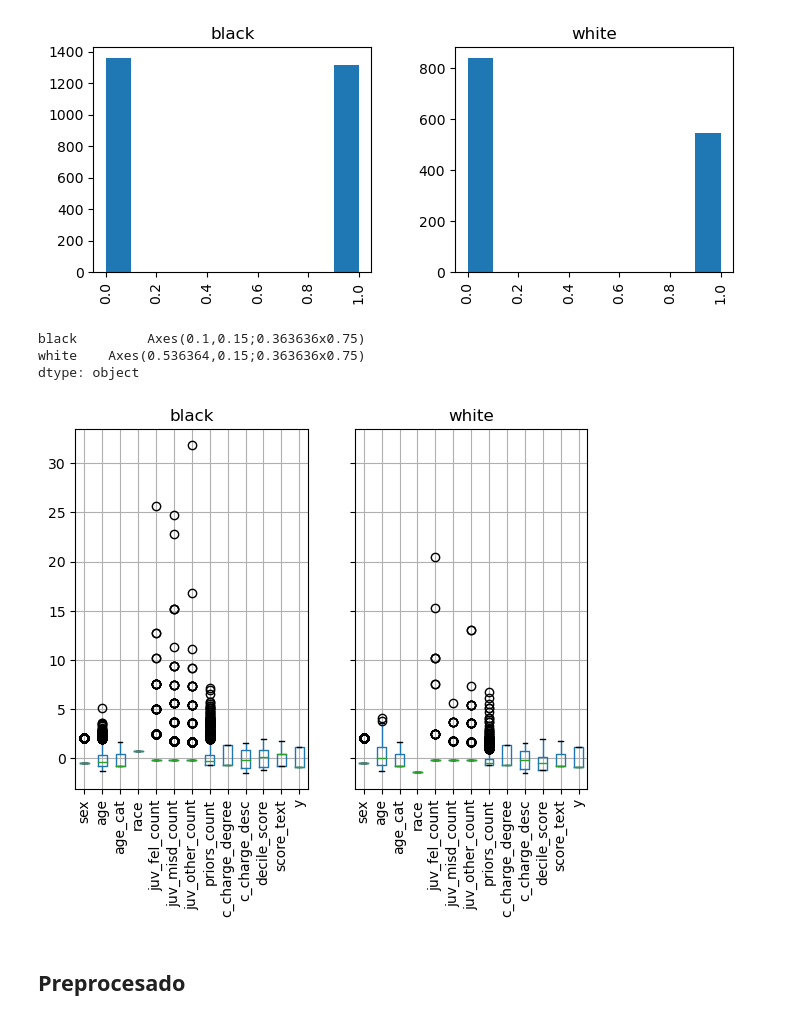
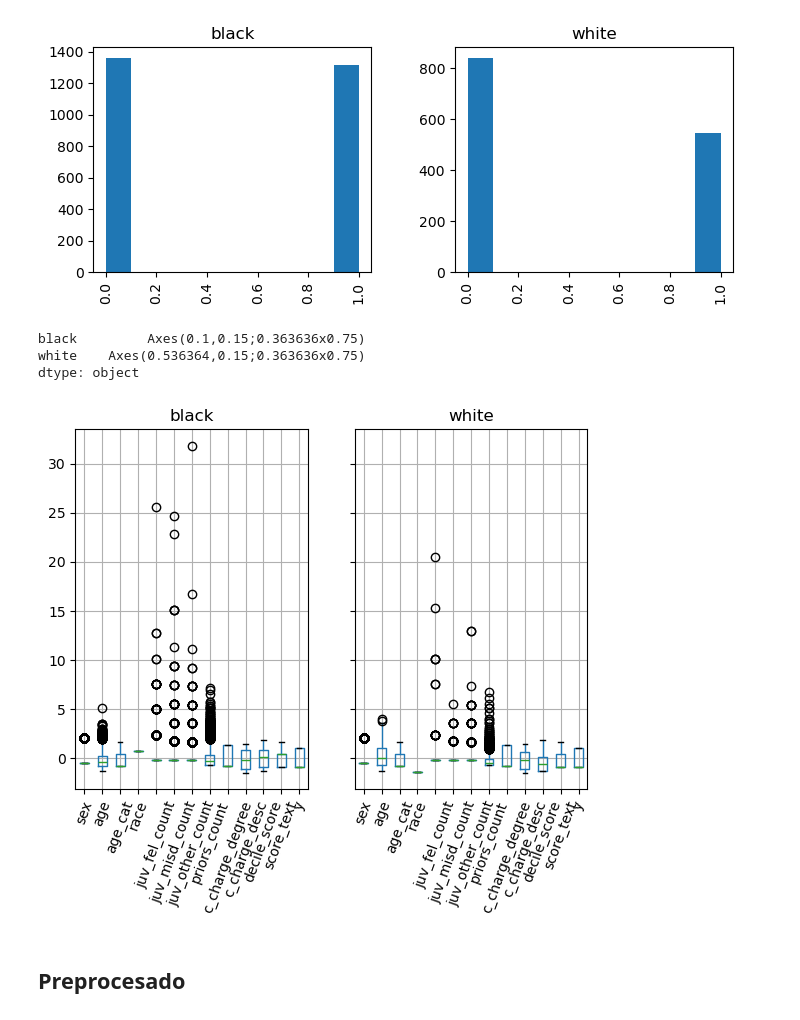
Before and after one commit to javism/seminariofate2023, a Jupyter notebook: COMPAS_FS.ipynb, the cells around one changed output. Drawn from its saved outputs; the diff is of its cells as text; code cells hidden in the pictures.

```diff
--- a/COMPAS_FS.ipynb
+++ b/COMPAS_FS.ipynb
@@ -47,19 +46,18 @@ array([<Axes: title={'center': 'black'}>,
 # %%
 def z_score_standardization(series):
     return (series - series.mean()) / series.std()
 
 df_s = df.copy()
 for col in df_s.columns:
     if col != 'race_label':
         df_s[col] = z_score_standardization(df_s[col])
 
-#df_s.groupby('race').boxplot(rot=45)
-df_s.groupby('race_label').boxplot(rot=90)
+df_s.groupby('race_label').boxplot(rot=70)
 # %% [output]
 black         Axes(0.1,0.15;0.363636x0.75)
 white    Axes(0.536364,0.15;0.363636x0.75)
 dtype: object
-[figure, old version]
+[figure, new version]
 # %% [markdown]
 ## Preprocesado
 # %%
```
Also changed, not shown: parts of 4 cells of this notebook, 3 other files.
